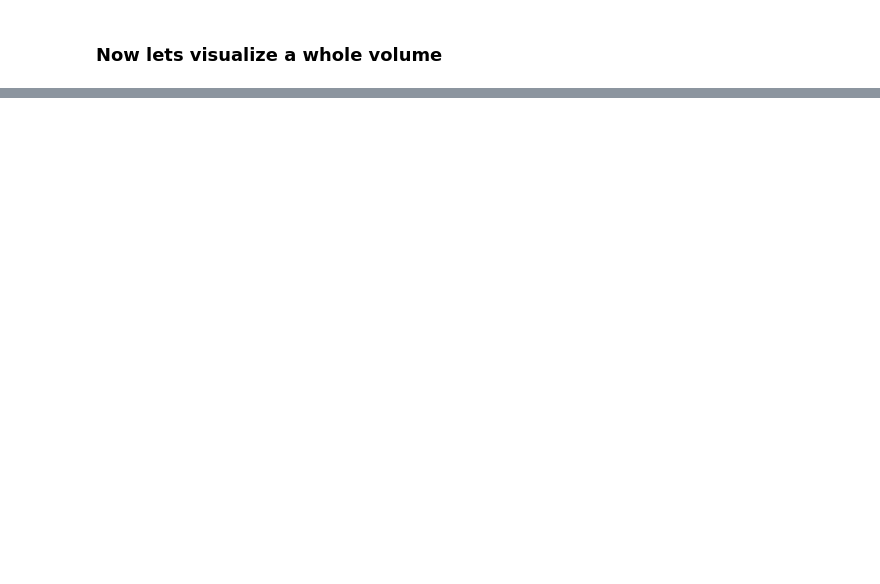
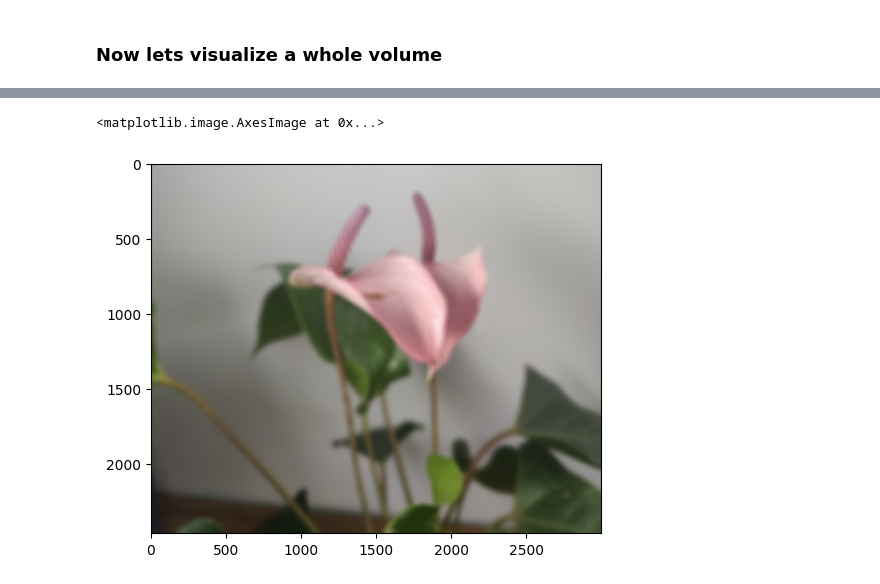
Before and after one commit to BastianSpatz/Deep-Bayesian-Active-Learning-for-Covid-19, a Jupyter notebook: notebooks/visualization.ipynb, the cells around one changed output, grey strips where cells are left out. Cells and saved outputs as stored; diff of their text form; code cells hidden in the pictures; blank space fills up the shorter version.

```diff
--- a/notebooks/visualization.ipynb
+++ b/notebooks/visualization.ipynb
@@ -84,0 +65,6 @@ torch.Size([64, 512, 512])
+# %%
+kernel_blur = ImageFilter.BoxBlur(20)
+plt.imshow(img.filter(kernel_blur))
+# %% [output]
+<matplotlib.image.AxesImage at 0x...>
+[figure, added]
```
Also changed, not shown: parts of 13 cells of this notebook, 10 other files.
